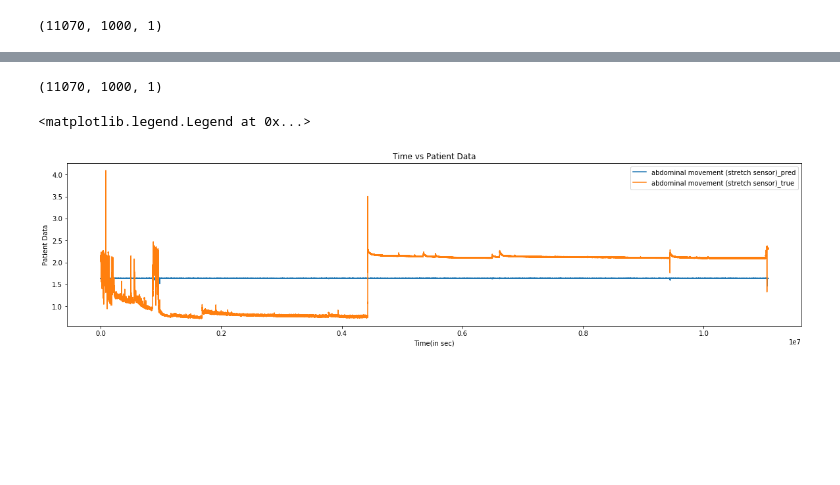
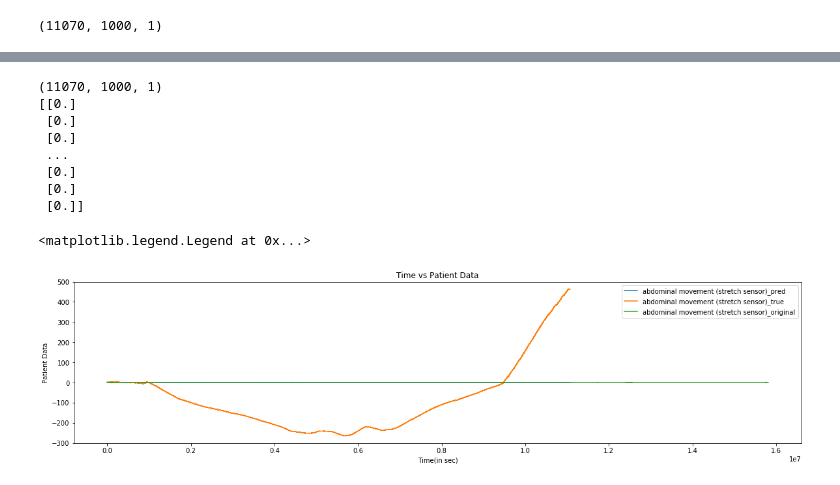
Before and after one commit to HimajaYerra/myproj, a Jupyter notebook: 1D_CNN_24July_JHW.ipynb, the cells around one changed output, grey strips where cells are left out. Cells and saved outputs as stored; diff of their text form; code cells hidden in the pictures; blank space fills up the shorter version.

Commit message:
added_dilation_model

```diff
--- a/1D_CNN_24July_JHW.ipynb
+++ b/1D_CNN_24July_JHW.ipynb
@@ -103,7 +117,13 @@ removing offset using scipy median filter
 # %%
-Y_train_diff=np.diff(Y_train)
+Y_train_diff=Y_train
+Y_train_diff[1:]=np.diff(Y_train)
+print(Y_train_diff.shape)
+median_array_func=Y_train_diff
 start=timeit.default_timer()
 median_array_func=scipy.signal.medfilt(Y_train_diff,3)
+print(median_array_func.shape)
+
 stop=timeit.default_timer()
 print(stop-start)
 Y_train_final=np.cumsum(median_array_func)
+print(Y_train_final.shape)
@@ -142,0 +135,2 @@ Divide X & Y sets for the test data
+# %%
+Y_train=Y_train_final
@@ -181,4 +191,16 @@ def Conv1D_test():
     return model
+# %%
+def Dilated_Conv():
+    model = Sequential()
+    model.add(AtrousConvolution1D(64,3,padding='same',activation='relu',atrous_rate=1, input_shape=(1000,1)))
+    model.add(AtrousConvolution1D(16,1,padding='same',atrous_rate=2,activation='relu'))
+    model.add(AtrousConvolution1D(2,1,padding='same',atrous_rate=4,activation='relu'))
+    model.add(Dense(4,activation='tanh'))
+    model.add(Dense(1,activation='linear'))
+    model.compile(loss='mean_squared_error', optimizer='adam')
+    return model
+
+#keras.layers.convolutional.AtrousConvolution1D(nb_filter, filter_length, init='glorot_uniform', activation=None, weights=None, border_mode='valid', subsample_length=1, atrous_rate=1, W_regularizer=None, b_regularizer=None, activity_regularizer=None, W_constraint=None, b_constraint=None, bias=True)
 # %% [markdown]
 Split train data into train and validation using scikit method
 # %%
@@ -229,7 +261,7 @@ print(X_test.shape)
 print(Y_test.shape)'''
 print(Xtrain.shape)
 
-model=Conv1D_test()
+model=Dilated_Conv()
 history = model.fit(X_reshaped_train,y_reshaped_train,
                     validation_data=(X_reshaped_test, y_reshaped_test),
                     epochs=10,batch_size=50,
@@ -276,24 +319,34 @@ plt.plot(y_pred_unravel)
 # %%
 y_pred=model.predict(X_reshaped_train)
 y_pred.reshape(-1,1)
 print(y_pred.shape)
 y_pred= y_pred.reshape(-1,1)
+print(y_pred)
 fig = plt.figure(figsize=(20,10))
 #for ix,items in zip([1,2],x):
 ax = fig.add_subplot(2,1,1)
 ax.set_title('Time vs Patient Data')
 ax.set_xlabel('Time(in sec)')
 ax.set_ylabel('Patient Data')
 ax.plot(y_pred,label='abdominal movement (stretch sensor)_pred')
 ax.plot(y_reshaped_train.reshape(-1,1),label='abdominal movement (stretch sensor)_true')
+ax.plot(final_array[:,2],label='abdominal movement (stretch sensor)_original')
+
 
 
 
 ax.legend()
 # %% [output]
 (11070, 1000, 1)
+[[0.]
+ [0.]
+ [0.]
+ ...
+ [0.]
+ [0.]
+ [0.]]
 <matplotlib.legend.Legend at 0x...>
-[figure, old version]
+[figure, new version]
 # %%
 
 
```
Also changed, not shown: parts of 37 cells of this notebook.
